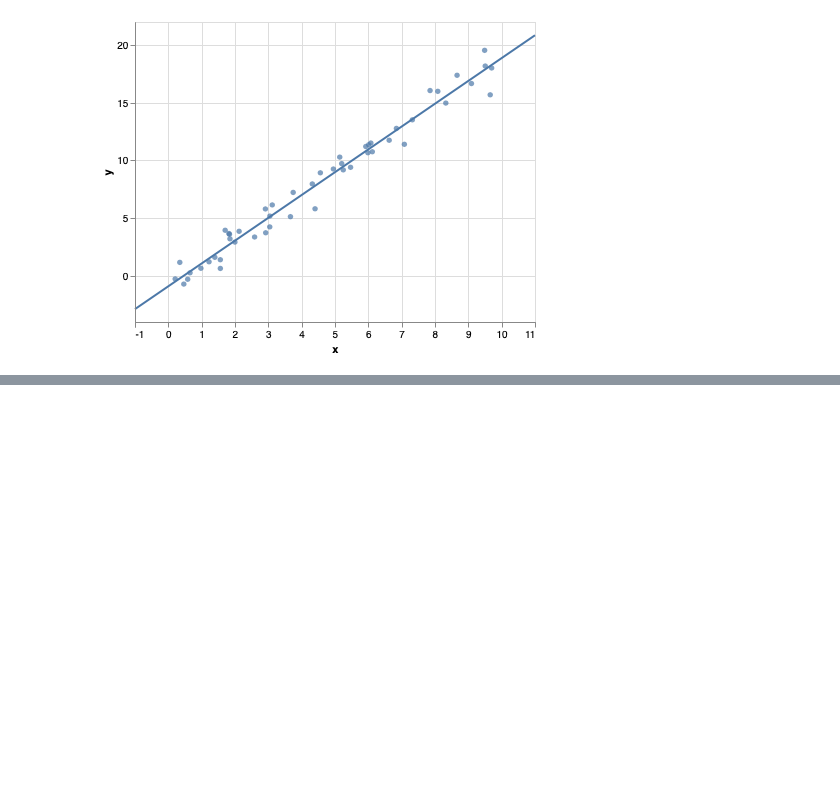
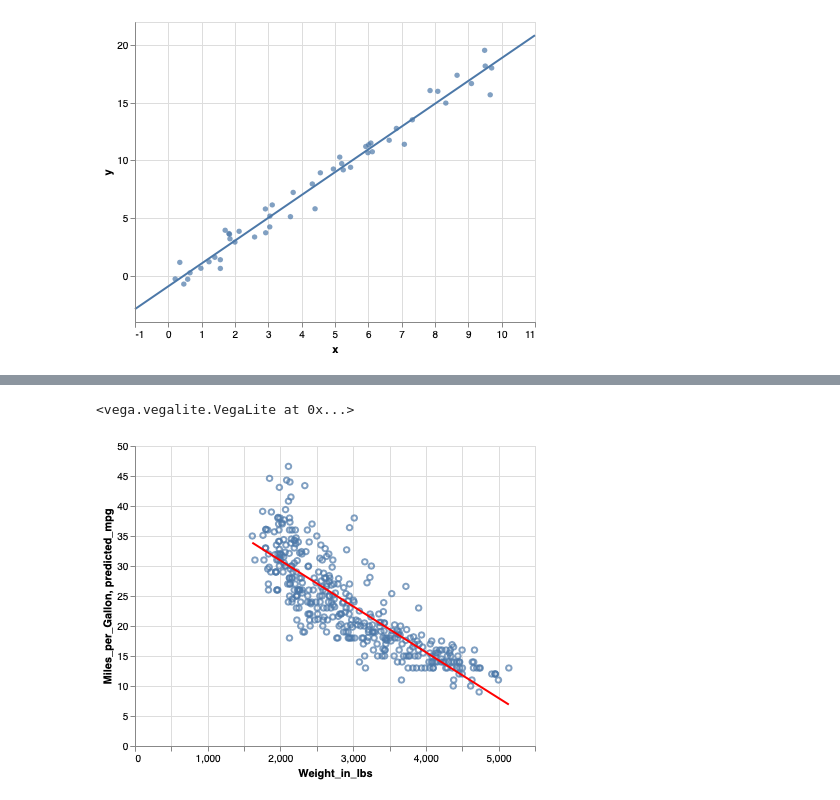
Before and after one commit to hanisaf/mist5730-fall2019, a Jupyter notebook: 41-intro.ipynb, the cells around one changed output, grey strips where cells are left out. Saved outputs shown, nothing was run; the diff lists cells and outputs as text; code cells hidden in the pictures; blank space fills up the shorter version.

```diff
--- a/41-intro.ipynb
+++ b/41-intro.ipynb
@@ -208,0 +213,3 @@ alt.Chart(pd.DataFrame({'x':x, 'y':y})).mark_circle().encode(x='x', y='y') + alt
+# %%
+X = data[['Weight_in_lbs']]
+y = data['Miles_per_Gallon']
@@ -208,0 +230,10 @@ alt.Chart(pd.DataFrame({'x':x, 'y':y})).mark_circle().encode(x='x', y='y') + alt
+# %%
+yfit = model.predict(X)
+data['predicted_mpg'] = yfit
+# %%
+chart1 = alt.Chart(data).mark_point().encode(x='Weight_in_lbs', y='Miles_per_Gallon')
+chart2 = alt.Chart(data).mark_line(color='red').encode(x='Weight_in_lbs', y='predicted_mpg')
+chart1 + chart2
+# %% [output]
+<vega.vegalite.VegaLite at 0x...>
+[figure, added]
```
Also changed, not shown: parts of 39 cells of this notebook, 1 other file.
